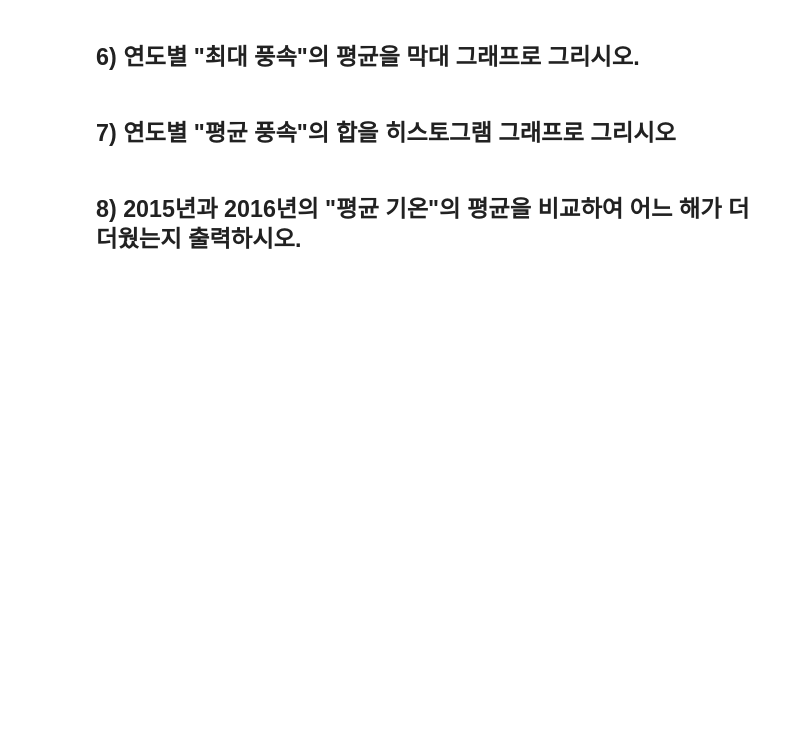
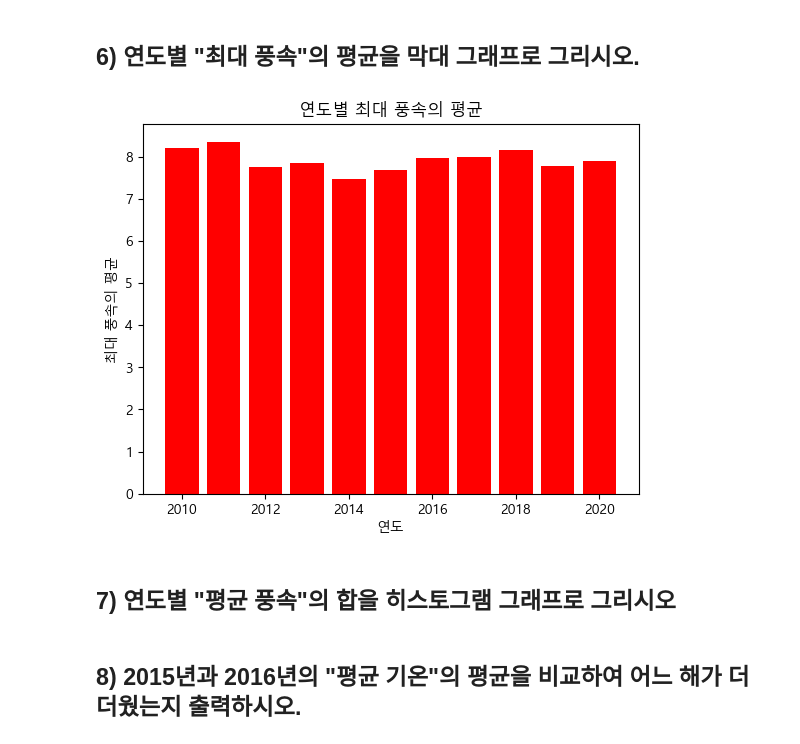
Before and after one commit to Kimtaegi4612/python_basic_3, a Jupyter notebook: time_series_class_5_9.ipynb, the cells around one changed output. Drawn from its saved outputs; the diff is of its cells as text; code cells hidden in the pictures; blank space fills up the shorter version.

```diff
--- a/time_series_class_5_9.ipynb
+++ b/time_series_class_5_9.ipynb
@@ -266,5 +331,14 @@ Text(0, 0.5, '빈도수')
 # %% [markdown]
 ## 6) 연도별 "최대 풍속"의 평균을 막대 그래프로 그리시오.
+# %%
+y_max_wind = weather.groupby('year')['최대 풍속'].mean()
+plt.bar(y_max_wind.index, y_max_wind.values, color='red')
+plt.xlabel('연도')
+plt.ylabel('최대 풍속의 평균')
+plt.title('연도별 최대 풍속의 평균')
+plt.show()
+# %% [output]
+[figure, added]
 # %% [markdown]
 ## 7) 연도별 "평균 풍속"의 합을 히스토그램 그래프로 그리시오
 # %% [markdown]
```
Also changed, not shown: parts of 16 cells of this notebook.
